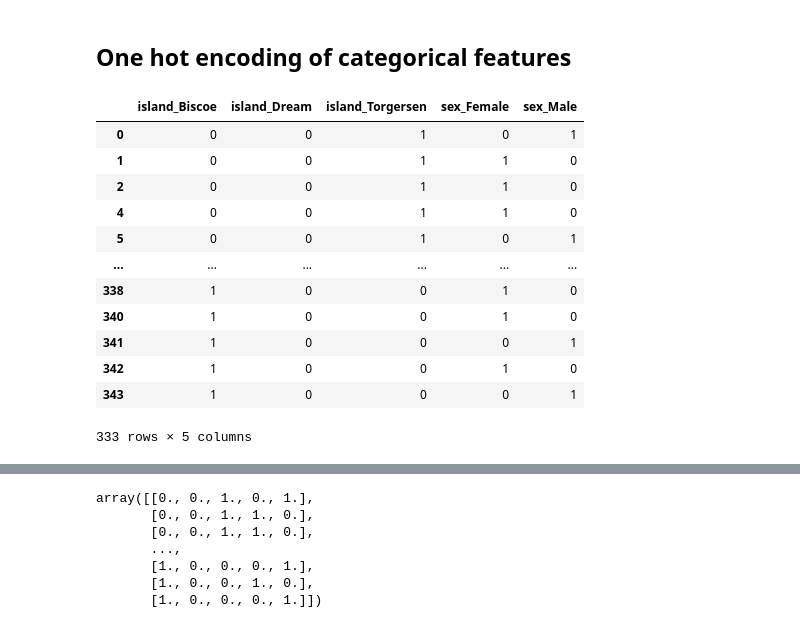
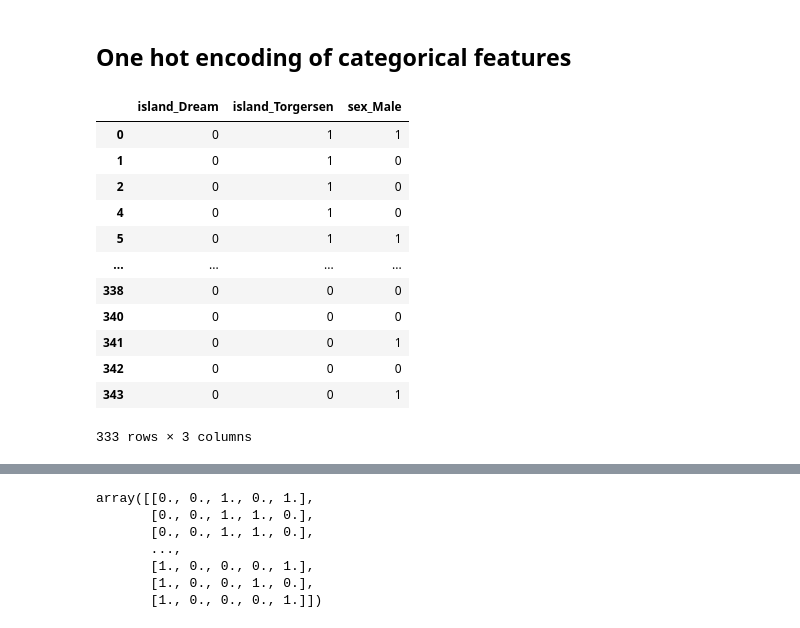
Before and after one commit to get-to-work-together/Python-Data-Analyse-Defensie, a Jupyter notebook: Opdrachten/uitwerkingen/Pinguin dataset.ipynb, the cells around one changed output, grey strips where cells are left out. Drawn from its saved outputs; the diff is of its cells as text; code cells hidden in the pictures.

```diff
--- a/Opdrachten/uitwerkingen/Pinguin dataset.ipynb
+++ b/Opdrachten/uitwerkingen/Pinguin dataset.ipynb
@@ -94,19 +102,20 @@ categorical_features = ['island','sex']
 # %%
 df[categorical_features] = df[categorical_features].astype('category')
 # %%
-pd.get_dummies(df[categorical_features])
+dummies = pd.get_dummies(df[categorical_features], dtype = 'int', drop_first = True)
+dummies
 # %% [output]
-|  | island_Biscoe | island_Dream | island_Torgersen | sex_Female | sex_Male |
-| 0 | 0 | 0 | 1 | 0 | 1 |
-| 1 | 0 | 0 | 1 | 1 | 0 |
-| 2 | 0 | 0 | 1 | 1 | 0 |
-| 4 | 0 | 0 | 1 | 1 | 0 |
-| 5 | 0 | 0 | 1 | 0 | 1 |
-| ... | ... | ... | ... | ... | ... |
-| 338 | 1 | 0 | 0 | 1 | 0 |
-| 340 | 1 | 0 | 0 | 1 | 0 |
-| 341 | 1 | 0 | 0 | 0 | 1 |
-| 342 | 1 | 0 | 0 | 1 | 0 |
-| 343 | 1 | 0 | 0 | 0 | 1 |
+|  | island_Dream | island_Torgersen | sex_Male |
+| 0 | 0 | 1 | 1 |
+| 1 | 0 | 1 | 0 |
+| 2 | 0 | 1 | 0 |
+| 4 | 0 | 1 | 0 |
+| 5 | 0 | 1 | 1 |
+| ... | ... | ... | ... |
+| 338 | 0 | 0 | 0 |
+| 340 | 0 | 0 | 0 |
+| 341 | 0 | 0 | 1 |
+| 342 | 0 | 0 | 0 |
+| 343 | 0 | 0 | 1 |
-333 rows × 5 columns
+333 rows × 3 columns
 # %%
```
Also changed, not shown: parts of 25 cells of this notebook, 23 other files.
